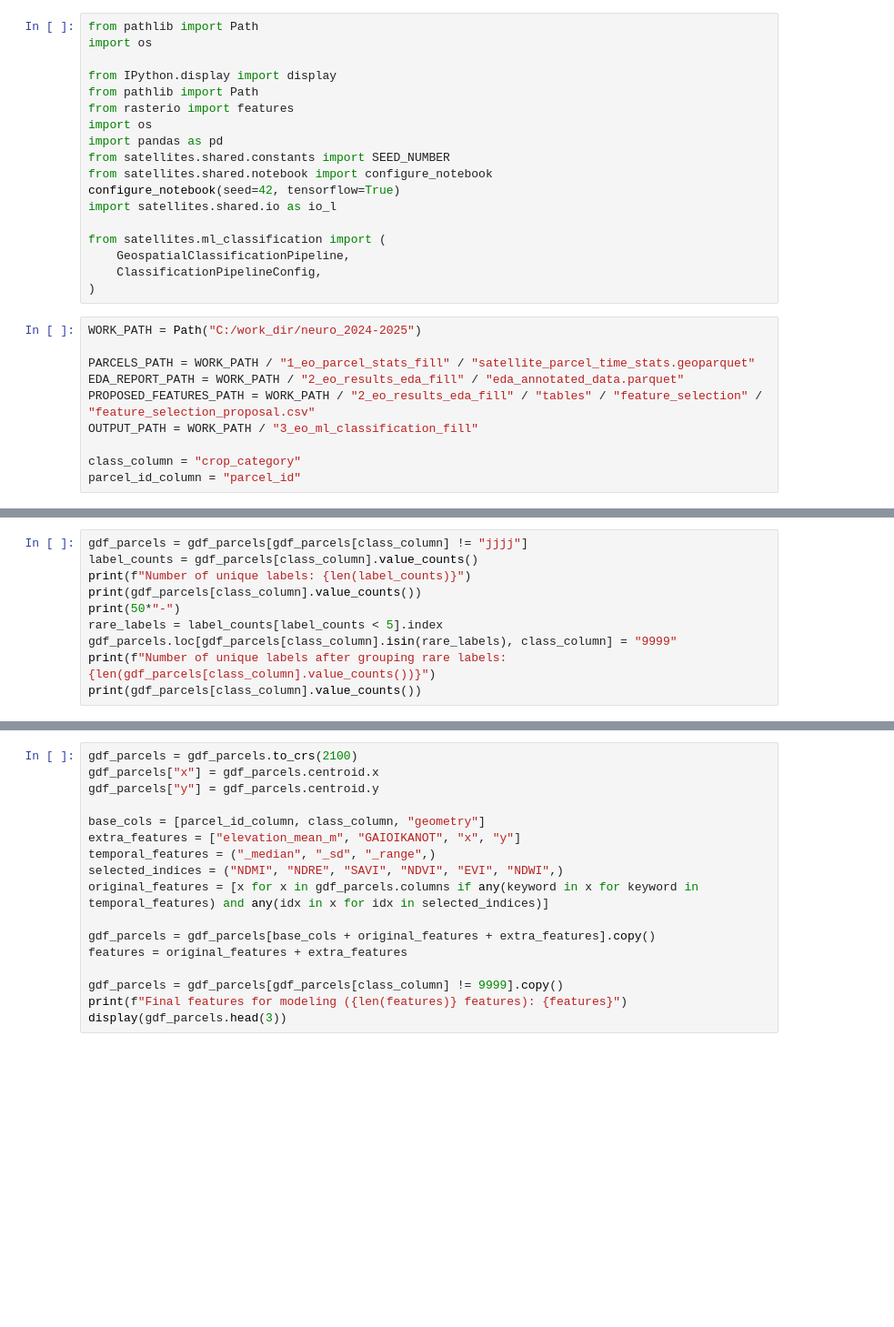
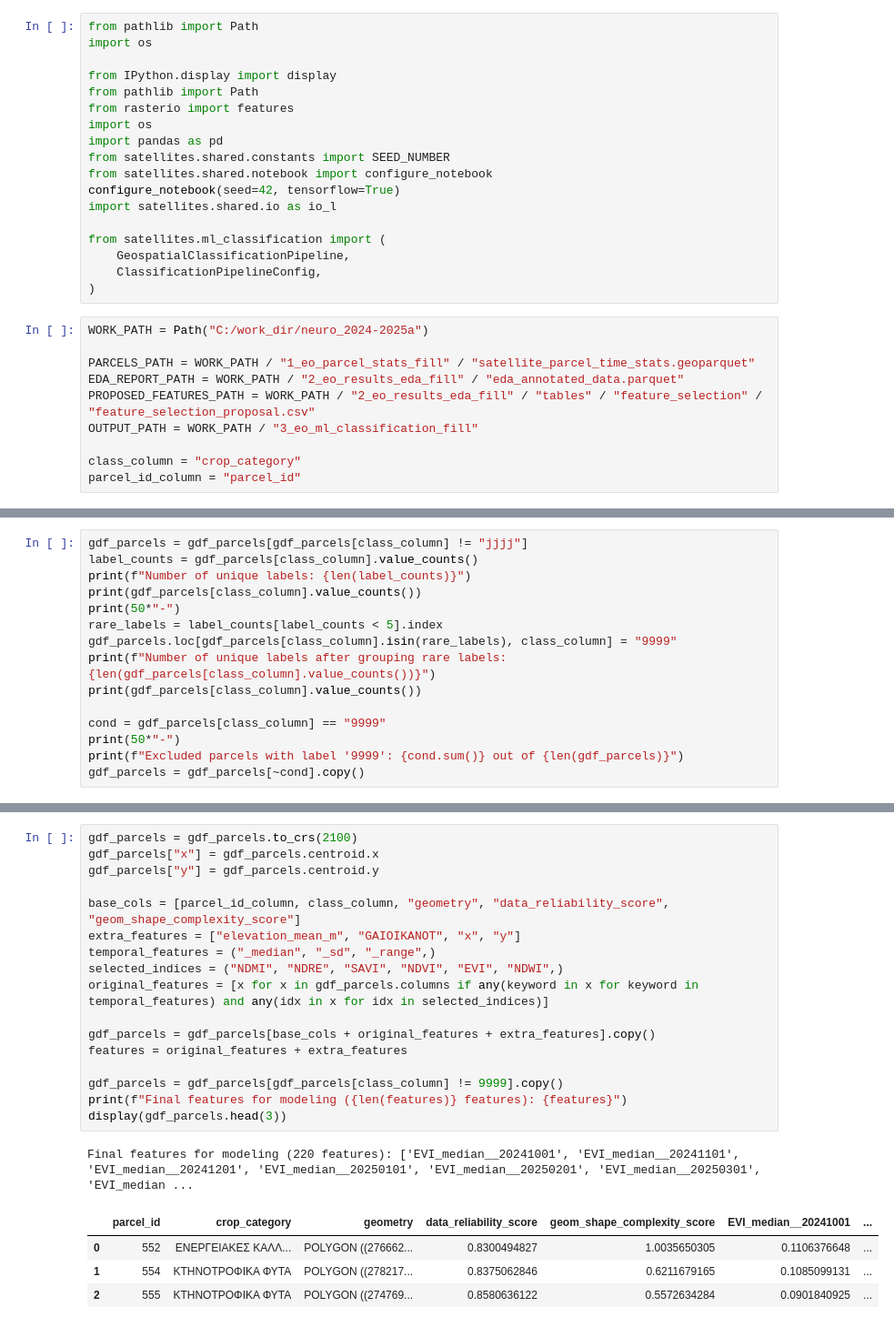
Before and after one commit to EleniLouvari/satellites, a Jupyter notebook: notebooks/projects/neuro/4_ml_classification.ipynb, the cells around one changed output, grey strips where cells are left out. Shown at 91% size. Cells and saved outputs as stored; diff of their text form; blank space fills up the shorter version.

```diff
--- a/notebooks/projects/neuro/4_ml_classification.ipynb
+++ b/notebooks/projects/neuro/4_ml_classification.ipynb
@@ -17,7 +17,7 @@ from satellites.ml_classification import (
     ClassificationPipelineConfig,
 )
 # %%
-WORK_PATH = Path("C:/work_dir/neuro_2024-2025")
+WORK_PATH = Path("C:/work_dir/neuro_2024-2025a")
 
 PARCELS_PATH = WORK_PATH / "1_eo_parcel_stats_fill" / "satellite_parcel_time_stats.geoparquet"
 EDA_REPORT_PATH = WORK_PATH / "2_eo_results_eda_fill" / "eda_annotated_data.parquet"
@@ -42,3 +49,8 @@ rare_labels = label_counts[label_counts < 5].index
 gdf_parcels.loc[gdf_parcels[class_column].isin(rare_labels), class_column] = "9999"
 print(f"Number of unique labels after grouping rare labels: {len(gdf_parcels[class_column].value_counts())}")
 print(gdf_parcels[class_column].value_counts())
+
+cond = gdf_parcels[class_column] == "9999"
+print(50*"-")
+print(f"Excluded parcels with label '9999': {cond.sum()} out of {len(gdf_parcels)}")
+gdf_parcels = gdf_parcels[~cond].copy()
@@ -52,20 +108,26 @@ proposed_features
 # %%
 gdf_parcels = gdf_parcels.to_crs(2100)
 gdf_parcels["x"] = gdf_parcels.centroid.x
 gdf_parcels["y"] = gdf_parcels.centroid.y
 
-base_cols = [parcel_id_column, class_column, "geometry"]
+base_cols = [parcel_id_column, class_column, "geometry", "data_reliability_score", "geom_shape_complexity_score"]
 extra_features = ["elevation_mean_m", "GAIOIKANOT", "x", "y"]
 temporal_features = ("_median", "_sd", "_range",)
 selected_indices = ("NDMI", "NDRE", "SAVI", "NDVI", "EVI", "NDWI",)
 original_features = [x for x in gdf_parcels.columns if any(keyword in x for keyword in temporal_features) and any(idx in x for idx in selected_indices)]
 
 gdf_parcels = gdf_parcels[base_cols + original_features + extra_features].copy()
 features = original_features + extra_features
 
 gdf_parcels = gdf_parcels[gdf_parcels[class_column] != 9999].copy()
 print(f"Final features for modeling ({len(features)} features): {features}")
 display(gdf_parcels.head(3))
+# %% [output]
+Final features for modeling (220 features): ['EVI_median__20241001', 'EVI_median__20241101', 'EVI_median__20241201', 'EVI_median__20250101', 'EVI_median__20250201', 'EVI_median__20250301', 'EVI_median ...
+|  | parcel_id | crop_category | geometry | data_reliability_score | geom_shape_complexity_score | EVI_median__20241001 | ... |
+| 0 | 552 | ΕΝΕΡΓΕΙΑΚΕΣ ΚΑΛΛ... | POLYGON ((276662... | 0.8300494827 | 1.0035650305 | 0.1106376648 | ... |
+| 1 | 554 | ΚΤΗΝΟΤΡΟΦΙΚΑ ΦΥΤΑ | POLYGON ((278217... | 0.8375062846 | 0.6211679165 | 0.1085099131 | ... |
+| 2 | 555 | ΚΤΗΝΟΤΡΟΦΙΚΑ ΦΥΤΑ | POLYGON ((274769... | 0.8580636122 | 0.5572634284 | 0.0901840925 | ... |
 # %%
 config = ClassificationPipelineConfig(
     project_dir=OUTPUT_PATH,
```
Also changed, not shown: parts of 9 cells of this notebook, 23 other files.
